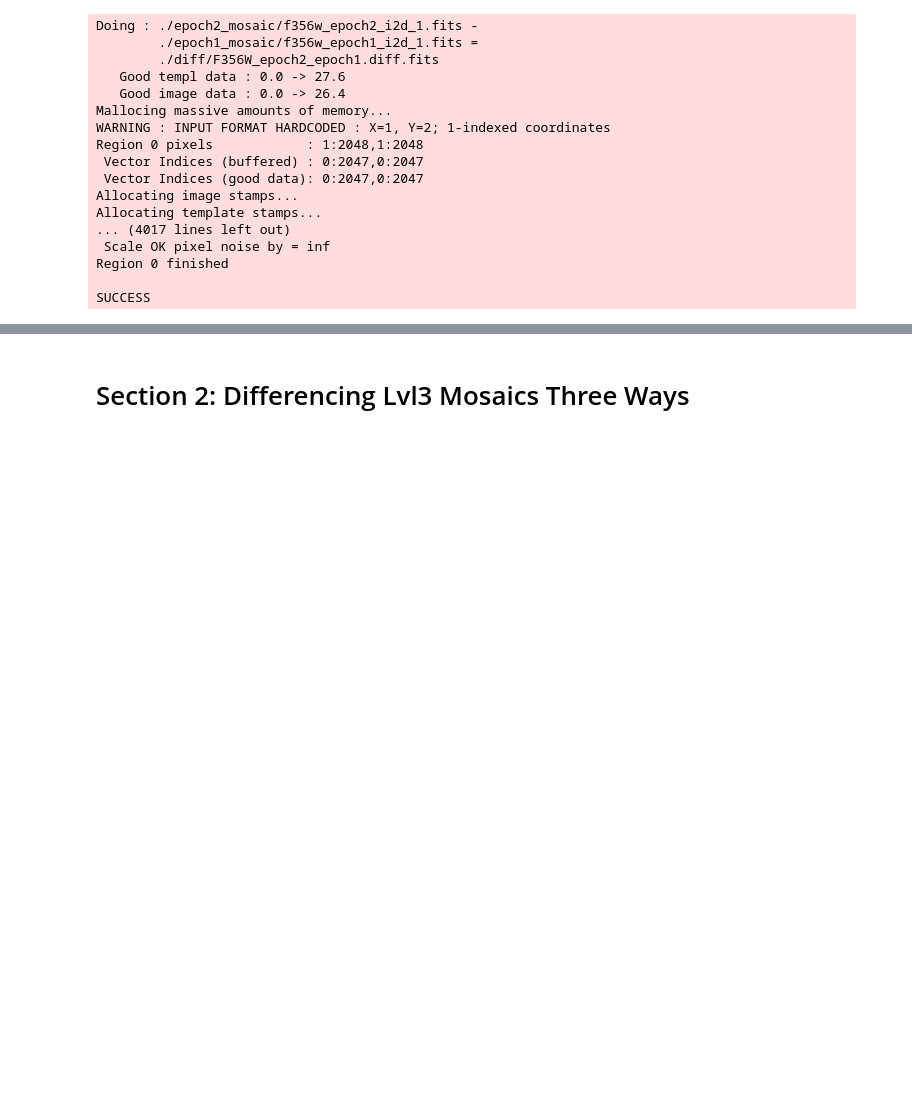
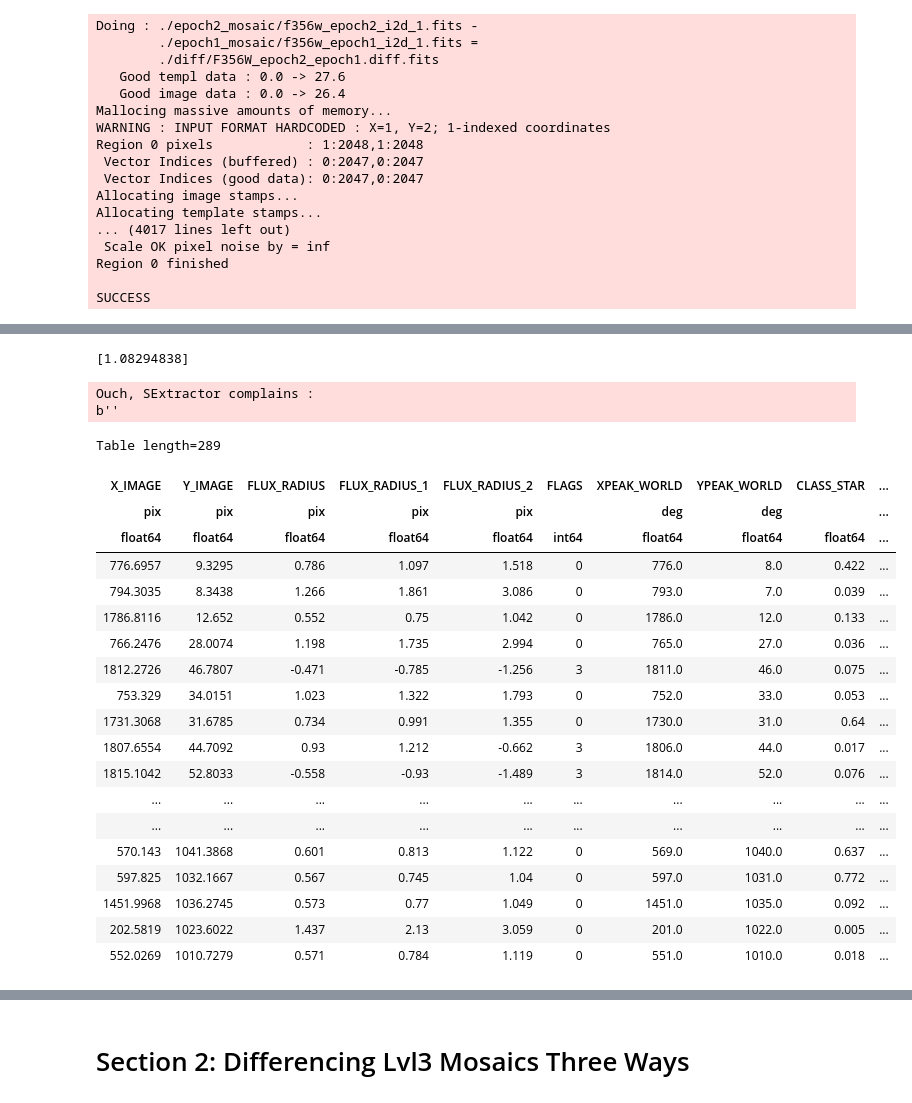
Before and after one commit to davecoulter/jwst_ss_diff_im, a Jupyter notebook: Difference_Imaging.ipynb, the cells around one changed output, grey strips where cells are left out. Saved outputs shown, nothing was run; the diff lists cells and outputs as text; code cells hidden in the pictures; blank space fills up the shorter version.

```diff
--- a/Difference_Imaging.ipynb
+++ b/Difference_Imaging.ipynb
@@ -971,0 +1107,9 @@ sew = sewpy.SEW(params=["X_IMAGE", "Y_IMAGE", "FLUX_RADIUS(3)", "FLAGS", "XPEAK_
+# %%
+# mask_path = "./diff/F200W_epoch2_epoch1.diff.mask.fits"
+# mask = fits.open(mask_path)[0].data.astype(bool)
+# mask = fits.open(mask_path)[0].data != 0
+
+diffim = './diff/F200W_epoch2_epoch1.diff.fits'
+temp = fits.open(diffim)
+temp_data = temp[0].data
+wcs = WCS(temp[0])
@@ -971,0 +1118,41 @@ sew = sewpy.SEW(params=["X_IMAGE", "Y_IMAGE", "FLUX_RADIUS(3)", "FLAGS", "XPEAK_
+# %%
+print(detection_limit_flux)
+# %% [output]
+[1.08294838]
+# %%
+fits.HDUList([fits.PrimaryHDU(temp_data)]).writeto('./diff/test.fits',overwrite=True)
+
+class_star_cut = 0
+
+found = sew('./diff/test.fits')['table']
+os.remove('./diff/test.fits')
+found['xcentroid'] = found['X_IMAGE']-1
+found['ycentroid'] = found['Y_IMAGE']-1
+found['skycoord_peak'] = wcs.pixel_to_world(found['xcentroid'],found['ycentroid'])
+found = found[found['CLASS_STAR']>class_star_cut]
+# %% [output]
+Ouch, SExtractor complains :
+b''
+# %%
+found
+# %% [output]
+Table length=289
+| X_IMAGE | Y_IMAGE | FLUX_RADIUS | FLUX_RADIUS_1 | FLUX_RADIUS_2 | FLAGS | XPEAK_WORLD | YPEAK_WORLD | CLASS_STAR | ... |
+| pix | pix | pix | pix | pix |  | deg | deg |  | ... |
+| float64 | float64 | float64 | float64 | float64 | int64 | float64 | float64 | float64 | ... |
+| 776.6957 | 9.3295 | 0.786 | 1.097 | 1.518 | 0 | 776.0 | 8.0 | 0.422 | ... |
+| 794.3035 | 8.3438 | 1.266 | 1.861 | 3.086 | 0 | 793.0 | 7.0 | 0.039 | ... |
+| 1786.8116 | 12.652 | 0.552 | 0.75 | 1.042 | 0 | 1786.0 | 12.0 | 0.133 | ... |
+| 766.2476 | 28.0074 | 1.198 | 1.735 | 2.994 | 0 | 765.0 | 27.0 | 0.036 | ... |
+| 1812.2726 | 46.7807 | -0.471 | -0.785 | -1.256 | 3 | 1811.0 | 46.0 | 0.075 | ... |
+| 753.329 | 34.0151 | 1.023 | 1.322 | 1.793 | 0 | 752.0 | 33.0 | 0.053 | ... |
+| 1731.3068 | 31.6785 | 0.734 | 0.991 | 1.355 | 0 | 1730.0 | 31.0 | 0.64 | ... |
+| 1807.6554 | 44.7092 | 0.93 | 1.212 | -0.662 | 3 | 1806.0 | 44.0 | 0.017 | ... |
+| 1815.1042 | 52.8033 | -0.558 | -0.93 | -1.489 | 3 | 1814.0 | 52.0 | 0.076 | ... |
+| ... | ... | ... | ... | ... | ... | ... | ... | ... | ... |
+| ... | ... | ... | ... | ... | ... | ... | ... | ... | ... |
+| 570.143 | 1041.3868 | 0.601 | 0.813 | 1.122 | 0 | 569.0 | 1040.0 | 0.637 | ... |
+| 597.825 | 1032.1667 | 0.567 | 0.745 | 1.04 | 0 | 597.0 | 1031.0 | 0.772 | ... |
+| 1451.9968 | 1036.2745 | 0.573 | 0.77 | 1.049 | 0 | 1451.0 | 1035.0 | 0.092 | ... |
+| 202.5819 | 1023.6022 | 1.437 | 2.13 | 3.059 | 0 | 201.0 | 1022.0 | 0.005 | ... |
+| 552.0269 | 1010.7279 | 0.571 | 0.784 | 1.119 | 0 | 551.0 | 1010.0 | 0.018 | ... |
```
Also changed, not shown: parts of 8 cells of this notebook, 4 other files.
